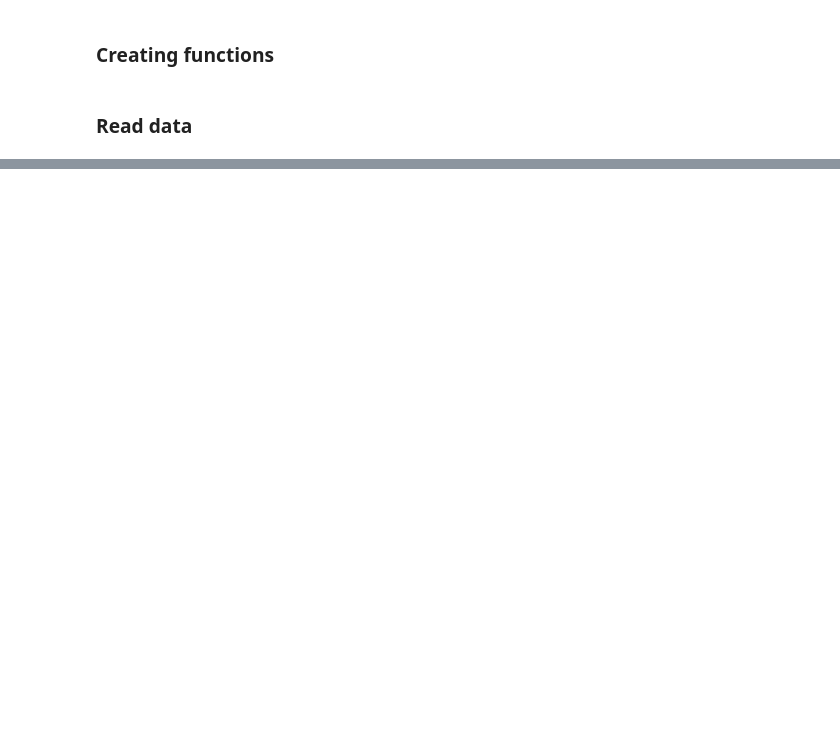
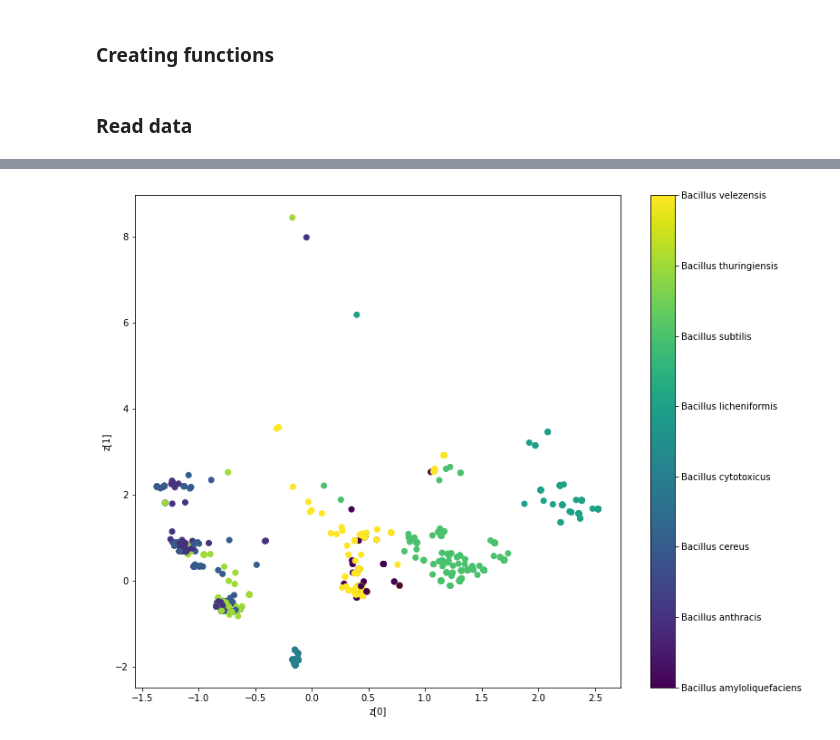
Before and after one commit to makrez/Bioinformatics, a Jupyter notebook: autoencoder.ipynb, the cells around one changed output, grey strips where cells are left out. Cells and saved outputs as stored; diff of their text form; code cells hidden in the pictures; blank space fills up the shorter version.

```diff
--- a/autoencoder.ipynb
+++ b/autoencoder.ipynb
@@ -360,0 +543,4 @@ class AE(tf.keras.Model):
+# %%
+vae = VAE(encoder, decoder)
+vae.compile(optimizer ='rmsprop')
+vae.fit(x_train, x_train, epochs = 100, batch_size = 64)
@@ -360,0 +566,12 @@ class AE(tf.keras.Model):
+# %%
+# Convert labels to tensor
+le = LabelEncoder()
+labels = le.fit_transform(y_train)
+input_label_train = tf.convert_to_tensor(labels)
+mapping = dict(zip(range(len(le.classes_)),le.classes_))
+print(mapping)
+labels = mapping
+
+
+plot_label_clusters(encoder, decoder, x_train, input_label_train)
+# %% [output]
@@ -360,0 +580 @@ class AE(tf.keras.Model):
+[figure, added]
```
Also changed, not shown: parts of 35 cells of this notebook.
